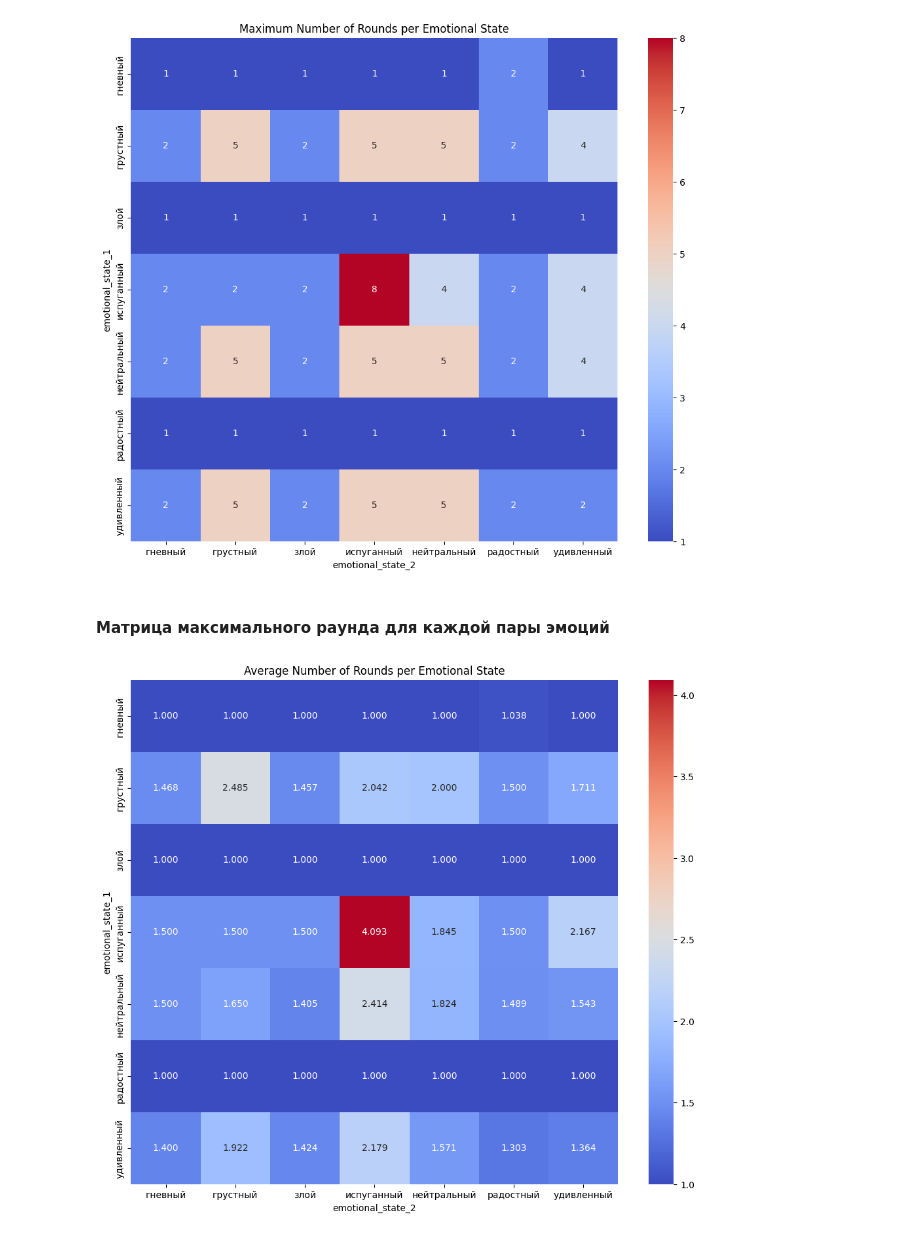
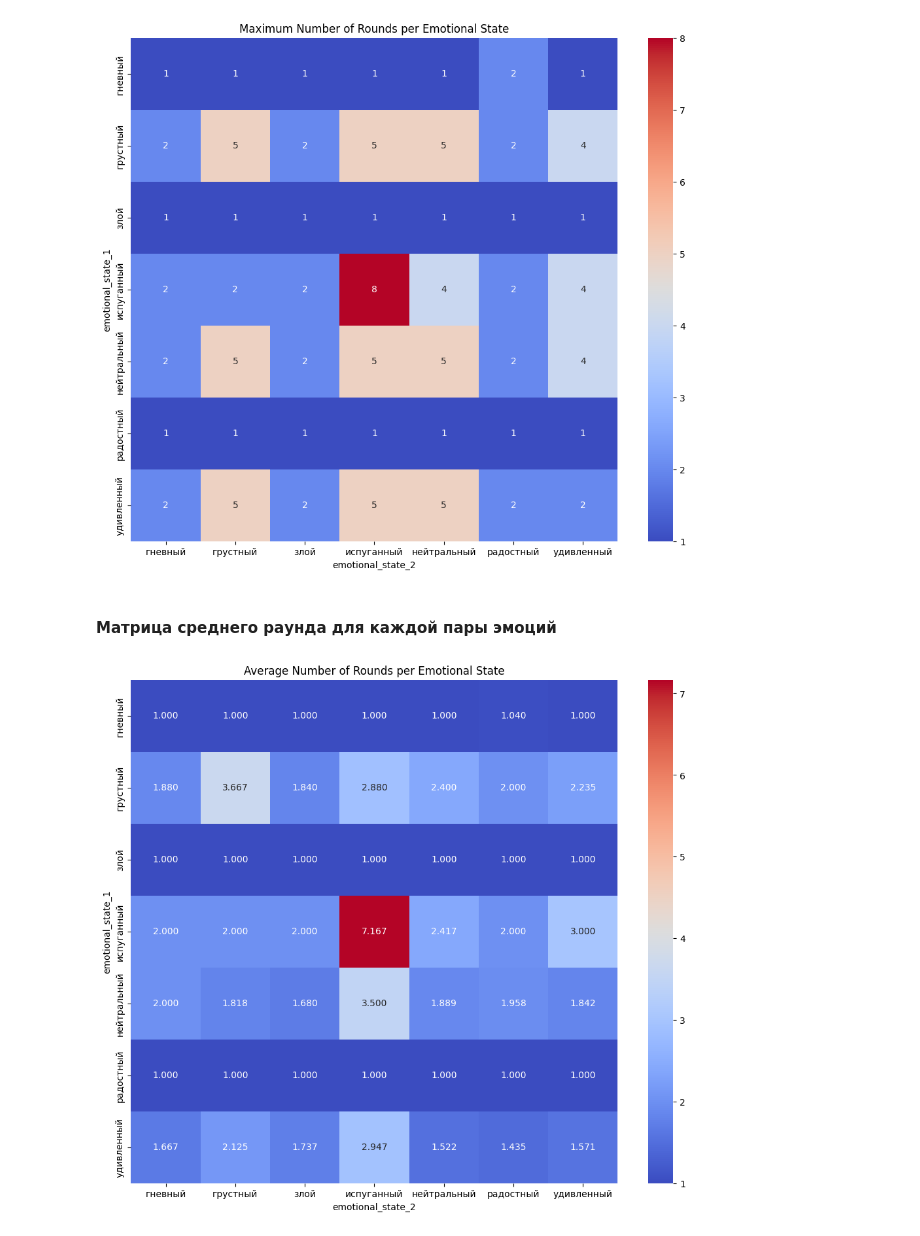
Before and after one commit to iLoveRamona/Emotional_LLM, a Jupyter notebook: Results_Analysis.ipynb, the cells around one changed output. Saved outputs shown, nothing was run; the diff lists cells and outputs as text; code cells hidden in the pictures.

```diff
--- a/Results_Analysis.ipynb
+++ b/Results_Analysis.ipynb
@@ -237,19 +218,19 @@ plt.show()
 # %% [output]
 [figure]
 # %% [markdown]
-#### Матрица максимального раунда для каждой пары эмоций
+#### Матрица среднего раунда для каждой пары эмоций
 # %%
-grouped = df.groupby('emotional_state')['round'].mean().reset_index()
+grouped = df.groupby(['game', 'emotional_state'])['round'].max().reset_index().groupby(['emotional_state'])['round'].mean().reset_index()
 grouped.columns = ['emotional_state', 'avg_round']
 
 grouped['emotional_state_1'] = grouped['emotional_state'].apply(lambda x: x.split(',')[0][2:-1])
 grouped['emotional_state_2'] = grouped['emotional_state'].apply(lambda x: x.split(', ')[1][1:-2])
 
 matrix = grouped.pivot(index='emotional_state_1', columns='emotional_state_2', values='avg_round')
 
 plt.figure(figsize=(12, 10))
 sns.heatmap(matrix, annot=True, cmap='coolwarm', fmt=".3f")
 plt.title('Average Number of Rounds per Emotional State')
 plt.show()
 # %% [output]
-[figure, old version]
+[figure, new version]
```
Also changed, not shown: parts of 21 cells of this notebook, 3 other files.
